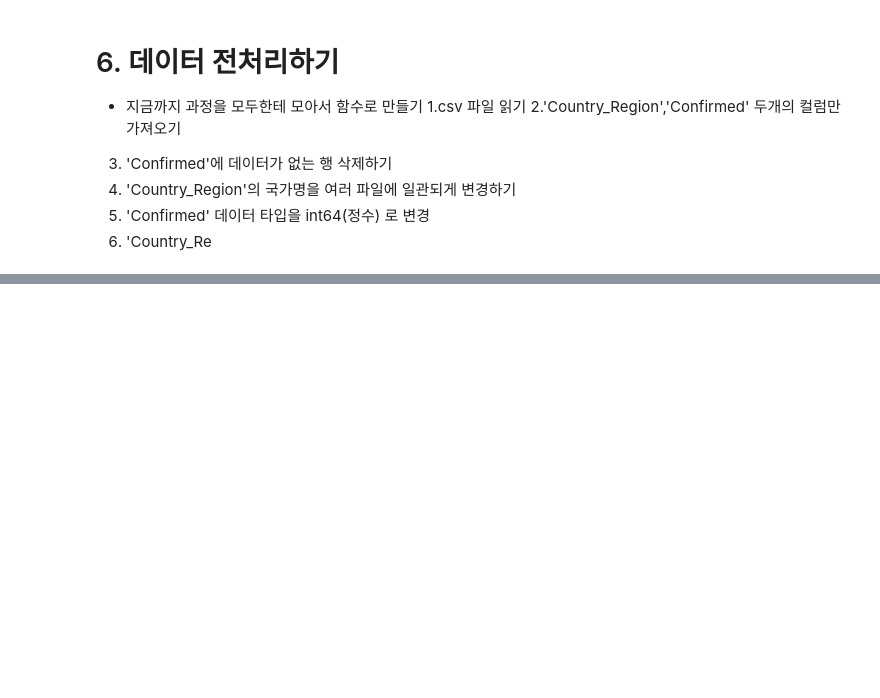
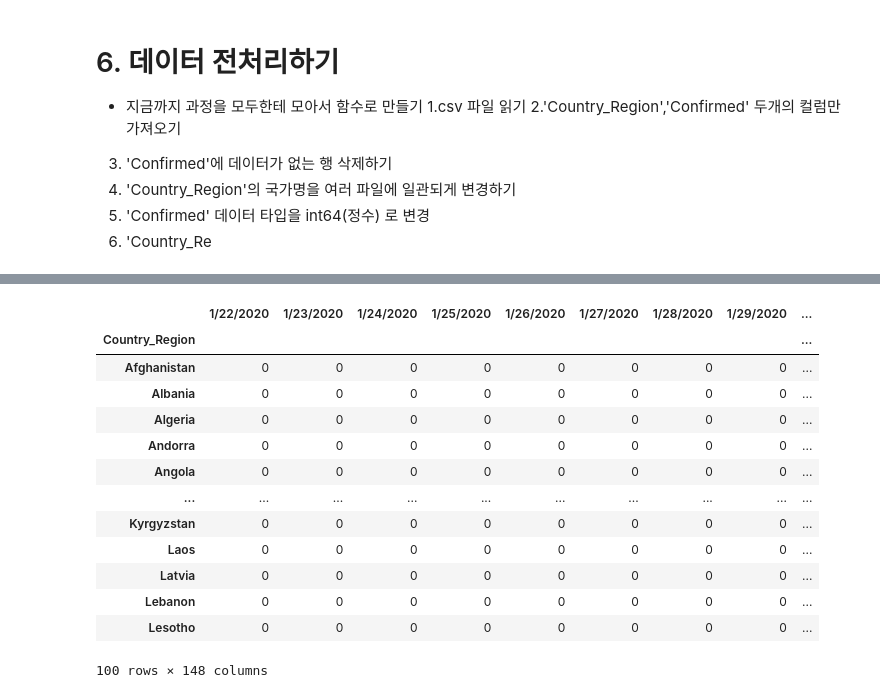
Before and after one commit to YouHyeonJu/data_study, a Jupyter notebook: 3414_0329j.ipynb, the cells around one changed output, grey strips where cells are left out. Saved outputs shown, nothing was run; the diff lists cells and outputs as text; code cells hidden in the pictures; blank space fills up the shorter version.

```diff
--- a/3414_0329j.ipynb
+++ b/3414_0329j.ipynb
@@ -309,0 +431,18 @@ FileNotFoundError: [Errno 2] No such file or directory: 'path01-22-2020.csv'
+# %%
+doc.to_csv('cov-19/final_3415.csv')
+doc.head(100)
+# %% [output]
+|  | 1/22/2020 | 1/23/2020 | 1/24/2020 | 1/25/2020 | 1/26/2020 | 1/27/2020 | 1/28/2020 | 1/29/2020 | ... |
+| Country_Region |  |  |  |  |  |  |  |  | ... |
+| Afghanistan | 0 | 0 | 0 | 0 | 0 | 0 | 0 | 0 | ... |
+| Albania | 0 | 0 | 0 | 0 | 0 | 0 | 0 | 0 | ... |
+| Algeria | 0 | 0 | 0 | 0 | 0 | 0 | 0 | 0 | ... |
+| Andorra | 0 | 0 | 0 | 0 | 0 | 0 | 0 | 0 | ... |
+| Angola | 0 | 0 | 0 | 0 | 0 | 0 | 0 | 0 | ... |
+| ... | ... | ... | ... | ... | ... | ... | ... | ... | ... |
+| Kyrgyzstan | 0 | 0 | 0 | 0 | 0 | 0 | 0 | 0 | ... |
+| Laos | 0 | 0 | 0 | 0 | 0 | 0 | 0 | 0 | ... |
+| Latvia | 0 | 0 | 0 | 0 | 0 | 0 | 0 | 0 | ... |
+| Lebanon | 0 | 0 | 0 | 0 | 0 | 0 | 0 | 0 | ... |
+| Lesotho | 0 | 0 | 0 | 0 | 0 | 0 | 0 | 0 | ... |
+100 rows × 148 columns
```
Also changed, not shown: parts of 9 cells of this notebook, 2 other files.
